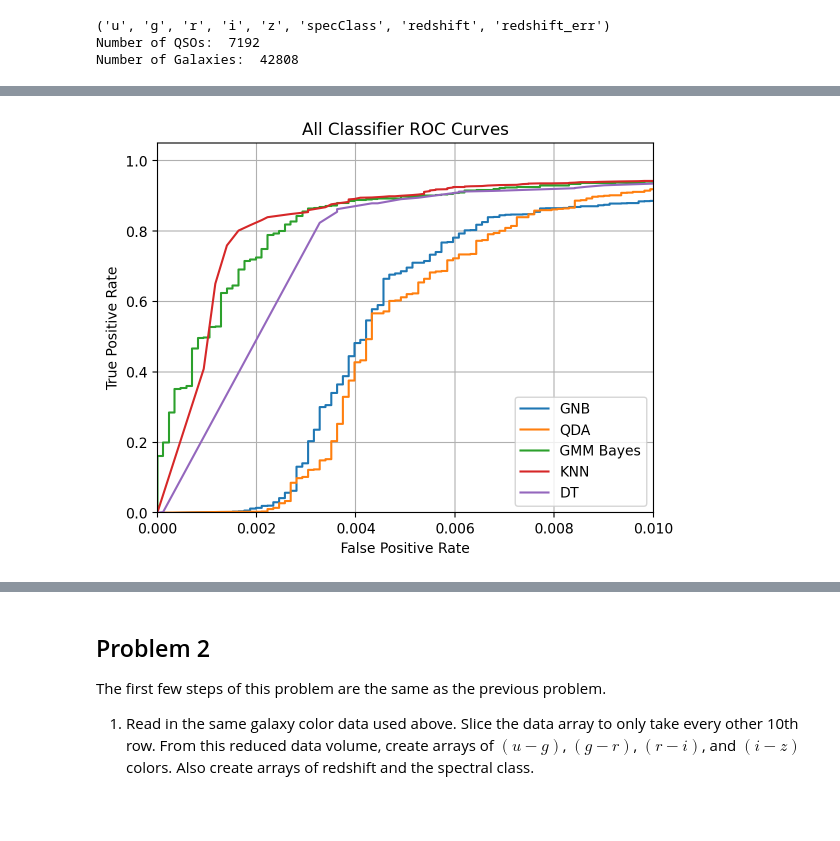
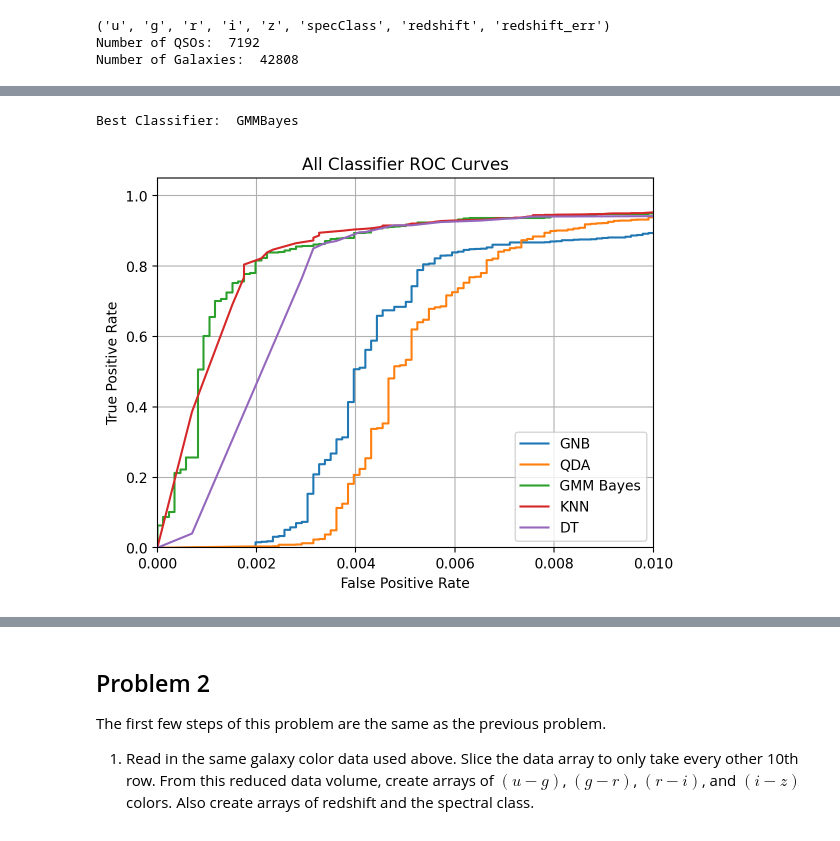
Before and after one commit to VanderbiltAstronomy/astr_8070_s25, a Jupyter notebook: coursework/student_folders/m_rizzosmith/homework/vu_astr8070_s25_hw8_mikerizzosmith.ipynb, the cells around one changed output, grey strips where cells are left out. Drawn from its saved outputs; the diff is of its cells as text; code cells hidden in the pictures.

Commit message:
Finished making tweaks to HW8

```diff
--- a/coursework/student_folders/m_rizzosmith/homework/vu_astr8070_s25_hw8_mikerizzosmith.ipynb
+++ b/coursework/student_folders/m_rizzosmith/homework/vu_astr8070_s25_hw8_mikerizzosmith.ipynb
@@ -212,8 +224,10 @@ plt.show()
 # %%
 from sklearn.neighbors import KNeighborsClassifier
 
+area = []
+num_neighbors = np.arange(5, 101, 10)
 # MRS Same code as above but now with the KNeighborsClassifier
-for n_nbors in range(5, 101, 10):
+for n_nbors in num_neighbors:
     clf = KNeighborsClassifier(n_neighbors=n_nbors)
     clf.fit(X_train, y_train)
     # MRS Pick out the QSOs from classifier class
@@ -222,6 +236,7 @@ for n_nbors in range(5, 101, 10):
 
     # Compute ROC curve
     fpr, tpr, thresh = roc_curve(y_test, probs)
+    area.append(roc_auc_score(y_test, probs))
 
     # add (0, 0) as first point
     fpr = np.concatenate([[0], fpr])
@@ -238,4 +253,8 @@ plt.ylim(0, 1.05)
 plt.legend(loc='lower right')
 plt.grid(True)
 plt.show()
+
+# MRS Print out which number of neighbors maximizes the area under the ROC curve
+knn_neighbors = num_neighbors[np.where(area==max(area))][0]
+print(f'Best number of neighbors: {knn_neighbors}')
 # %% [output]
@@ -243,9 +263,9 @@ plt.show()
 # %%
 from sklearn.tree import DecisionTreeClassifier
-
-
+area = []
+tree_depth = np.arange(1, 11)
 # MRS Same code as above with the DecisionTreeClassifier
-for n_tree in range(1, 11):
+for n_tree in tree_depth:
     clf = DecisionTreeClassifier(max_depth=n_tree, criterion='entropy')
     clf.fit(X_train, y_train)
     # MRS Pick out the QSOs from classifier class
@@ -254,6 +274,7 @@ for n_tree in range(1, 11):
 
     # Compute ROC curve
     fpr, tpr, thresh = roc_curve(y_test, probs)
+    area.append(roc_auc_score(y_test, probs))
 
 
     # add (0, 0) as first point
@@ -271,4 +292,8 @@ plt.ylim(0, 1.05)
 plt.legend(loc='lower right')
 plt.grid(True)
 plt.show()
+
+# MRS Print out which max_depth maximizes the area under the ROC curve
+dt_bestdepth = tree_depth[np.where(area==max(area))][0]
+print(f'Best max depth: {dt_bestdepth}')
 # %% [output]
@@ -276,13 +302,19 @@ plt.show()
 # %%
 # MRS Doing all the best number of components
 
+# MRS Lists to store the classifier and areas to pick best classifier
+classes = []
+areas = []
 # ------- Gaussian Naive Bayes --------
 # MRS Initialize the classifier and train on the
+classes.append('GNB')
 clf = GaussianNB()
 clf.fit(X_train, y_train)
 quasar_idx = np.where(clf.classes_ == 1)[0][0]
 probs = clf.predict_proba(X_test)[:, quasar_idx]
 fpr, tpr, thresh = roc_curve(y_test, probs)
+areas.append(roc_auc_score(y_test,probs))
+
 fpr = np.concatenate([[0], fpr])
 tpr = np.concatenate([[0], tpr])
 
@@ -291,11 +323,14 @@ plt.plot(fpr, tpr, label=f'GNB')
 # --------- Quadratic Discriminant Analysis-----
 
 # MRS Initialize the classifier and train on the
+classes.append('QDA')
 clf = QDA()
 clf.fit(X_train, y_train)
 quasar_idx = np.where(clf.classes_ == 1)[0][0]
 probs = clf.predict_proba(X_test)[:, quasar_idx]
 fpr, tpr, thresh = roc_curve(y_test, probs)
+areas.append(roc_auc_score(y_test,probs))
+
 fpr = np.concatenate([[0], fpr])
 tpr = np.concatenate([[0], tpr])
 # Plot the ROC curve
@@ -305,52 +340,64 @@ plt.plot(fpr, tpr, label=f'QDA')
 
 # --------- GMM Bayes ----------------
 
-clf = GMMBayes(n_components=8, covariance_type='full')
+classes.append('GMMBayes')
+clf = GMMBayes(n_components=gmm_comps, covariance_type='full')
 clf.fit(X_train, y_train)
 quasar_idx = np.where(clf.classes_ == 1)[0][0]
 probs = clf.predict_proba(X_test)[:, quasar_idx]
 fpr, tpr, thresh = roc_curve(y_test, probs)
+areas.append(roc_auc_score(y_test,probs))
+
 fpr = np.concatenate([[0], fpr])
 tpr = np.concatenate([[0], tpr])
 
 plt.plot(fpr, tpr, label=f'GMM Bayes')
 
 # --------- KNN ----------------
-clf = KNeighborsClassifier(n_neighbors=95)
+classes.append('KNN')
+clf = KNeighborsClassifier(n_neighbors=knn_neighbors)
 clf.fit(X_train, y_train)
 quasar_idx = np.where(clf.classes_ == 1)[0][0]
 probs = clf.predict_proba(X_test)[:, quasar_idx]
 fpr, tpr, thresh = roc_curve(y_test, probs)
+areas.append(roc_auc_score(y_test,probs))
+
 fpr = np.concatenate([[0], fpr])
 tpr = np.concatenate([[0], tpr])
 
 plt.plot(fpr, tpr, label=f'KNN')
 
 # -------- Decision Tree Classifier -----------
-
-clf = DecisionTreeClassifier(max_depth=5, criterion='entropy')
+classes.append('DT')
+clf = DecisionTreeClassifier(max_depth=dt_bestdepth, criterion='entropy')
 clf.fit(X_train, y_train)
 # MRS Pick out the QSOs from classifier class
 quasar_idx = np.where(clf.classes_ == 1)[0][0]
 probs = clf.predict_proba(X_test)[:, quasar_idx]
 fpr, tpr, thresh = roc_curve(y_test, probs)
+areas.append(roc_auc_score(y_test,probs))
+
 fpr = np.concatenate([[0], fpr])
 tpr = np.concatenate([[0], tpr])
 
 plt.plot(fpr, tpr, label=f'DT')
 
+# MRS Print which classifier maximizes the area under the ROC curve
+best_class = np.array(classes)[np.where(areas==max(areas))][0]
+print('Best Classifier: ',best_class)
 
-# Final plot tweaks
+
 plt.xlabel('False Positive Rate')
 plt.ylabel('True Positive Rate')
 plt.title('All Classifier ROC Curves')
 plt.xlim(0, 0.01)
 plt.ylim(0, 1.05)
 plt.legend(loc='lower right')
 plt.grid(True)
 plt.show()
 # %% [output]
+Best Classifier:  GMMBayes
-[figure, old version]
+[figure, new version]
 # %%
 # MRS Scatter plot
 
```
Also changed, not shown: parts of 7 cells of this notebook.
